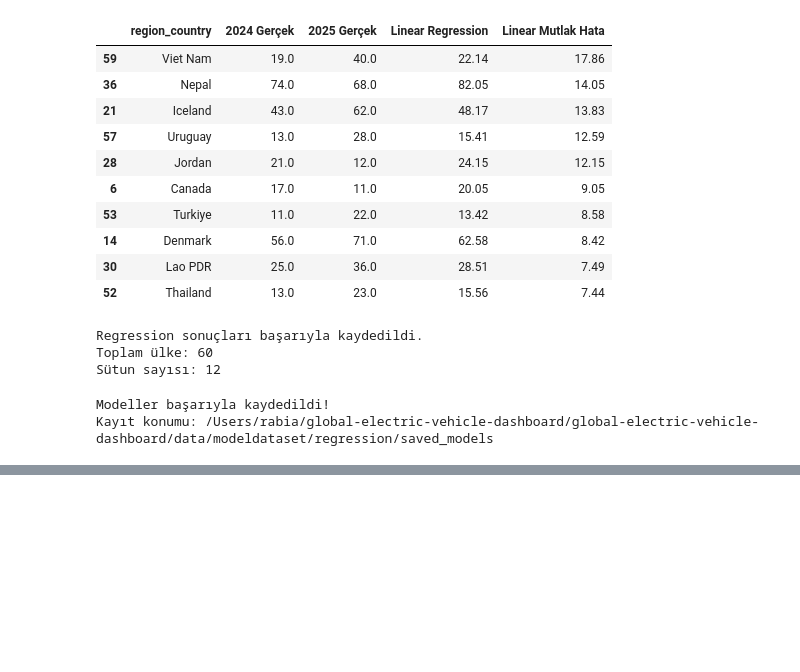
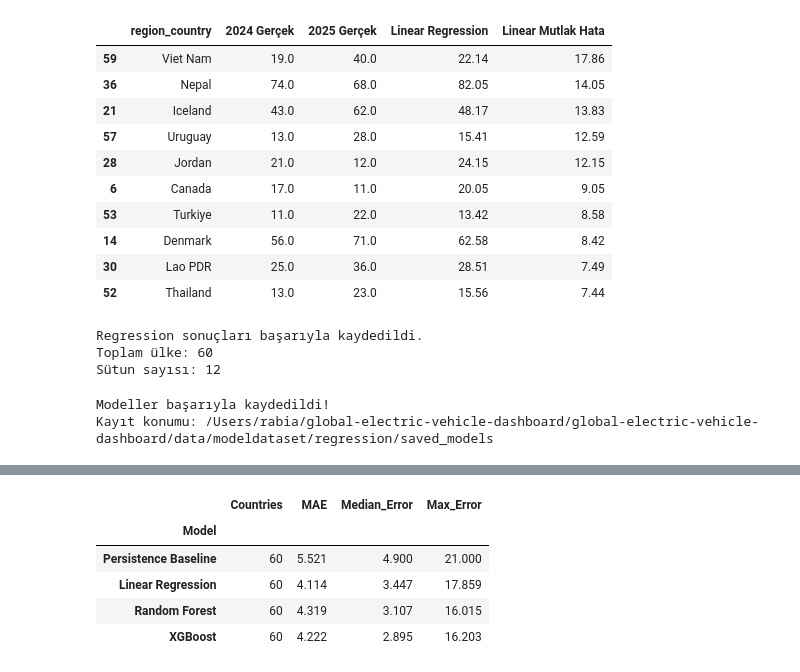
Before and after one commit to simgedanisoglu/global-electric-vehicle-dashboard, a Jupyter notebook: data/modeldataset/regression/regression.ipynb, the cells around one changed output, grey strips where cells are left out. Drawn from its saved outputs; the diff is of its cells as text; code cells hidden in the pictures; blank space fills up the shorter version.

```diff
--- a/data/modeldataset/regression/regression.ipynb
+++ b/data/modeldataset/regression/regression.ipynb
@@ -1524,0 +1547,98 @@ Kayıt konumu: /Users/rabia/global-electric-vehicle-dashboard/global-electric-ve
+# %%
+
+import plotly.express as px
+
+model_order = [
+    "Persistence Baseline",
+    "Linear Regression",
+    "Random Forest",
+    "XGBoost"
+]
+
+model_colors = {
+    "Persistence Baseline": "#94A3B8",
+    "Linear Regression": "#10B981",
+    "Random Forest": "#3B82F6",
+    "XGBoost": "#F59E0B"
+}
+
+# Modellerin tahminlerini tek sütunda birleştir
+regression_long = regression_results.melt(
+    id_vars=["region_country", "2025 Gerçek"],
+    value_vars=model_order,
+    var_name="Model",
+    value_name="Predicted"
+)
+
+# Mutlak tahmin hatasını hesapla (yüzde puan)
+regression_long["Absolute Error"] = (
+    regression_long["2025 Gerçek"]
+    - regression_long["Predicted"]
+).abs()
+
+# Box Plot
+fig = px.box(
+    regression_long,
+    x="Model",
+    y="Absolute Error",
+    color="Model",
+    points="all",
+    custom_data=[
+        "region_country",
+        "2025 Gerçek",
+        "Predicted",
+        "Absolute Error"
+    ],
+    category_orders={"Model": model_order},
+    color_discrete_map=model_colors,
+    labels={
+        "Absolute Error": "Absolute Prediction Error (pp)"
+    },
+    title="Regression Model Error Distribution (2025)"
+)
+
+fig.update_traces(
+    jitter=0.35,
+    pointpos=0,
+    marker=dict(size=7, opacity=0.65),
+    hovertemplate=(
+        "<b>%{customdata[0]}</b><br>"
+        "Model: %{x}<br>"
+        "Actual (2025): %{customdata[1]:.2f}%<br>"
+        "Predicted: %{customdata[2]:.2f}%<br>"
+        "Absolute Error: %{customdata[3]:.2f} pp"
+        "<extra></extra>"
+    )
+)
+
+fig.update_layout(
+    template="plotly_white",
+    height=550,
+    showlegend=False,
+    xaxis_title="Regression Model",
+    yaxis_title="Absolute Prediction Error (pp)"
+)
+
+fig.show()
+
+# Model bazında özet istatistikler
+summary = (
+    regression_long.groupby("Model")
+    .agg(
+        Countries=("region_country", "nunique"),
+        MAE=("Absolute Error", "mean"),
+        Median_Error=("Absolute Error", "median"),
+        Max_Error=("Absolute Error", "max")
+    )
+    .reindex(model_order)
+    .round(3)
+)
+
+display(summary)
+# %% [output]
+|  | Countries | MAE | Median_Error | Max_Error |
+| Model |  |  |  |  |
+| Persistence Baseline | 60 | 5.521 | 4.900 | 21.000 |
+| Linear Regression | 60 | 4.114 | 3.447 | 17.859 |
+| Random Forest | 60 | 4.319 | 3.107 | 16.015 |
+| XGBoost | 60 | 4.222 | 2.895 | 16.203 |
```
Also changed, not shown: parts of 1 cell of this notebook, 1 other file.
